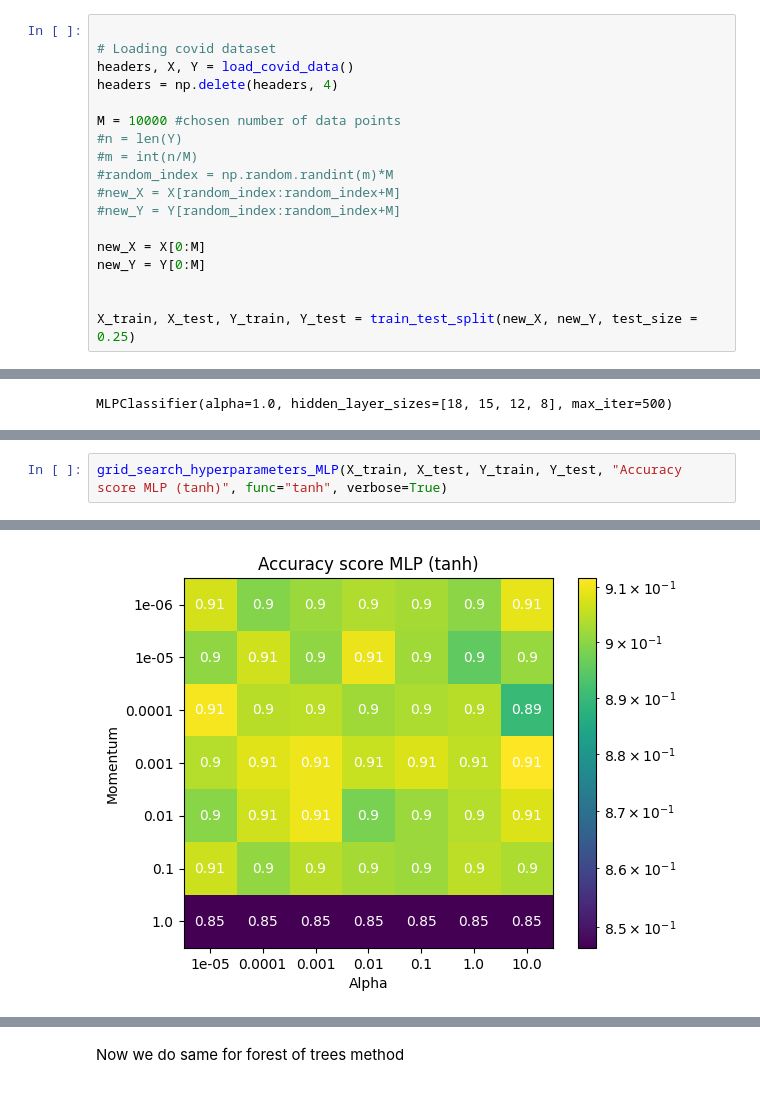
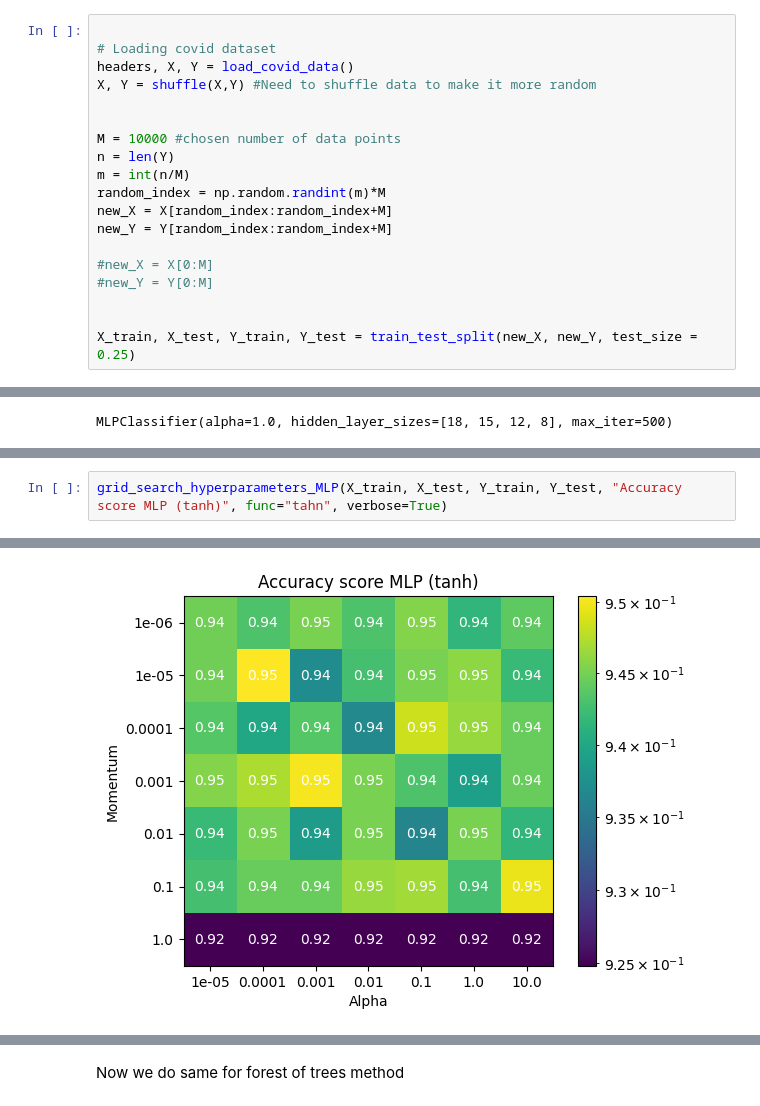
Before and after one commit to mathiasmellemstuen/FYS_STK4155_Prosjekt_3, a Jupyter notebook: src/main.ipynb, the cells around one changed output, grey strips where cells are left out. Drawn from its saved outputs; the diff is of its cells as text.

```diff
--- a/src/main.ipynb
+++ b/src/main.ipynb
@@ -11,17 +12,18 @@ from mean_square_error import MSE
 
 # Loading covid dataset
 headers, X, Y = load_covid_data()
-headers = np.delete(headers, 4)
+X, Y = shuffle(X,Y) #Need to shuffle data to make it more random
+
 
 M = 10000 #chosen number of data points
-#n = len(Y)
-#m = int(n/M)
-#random_index = np.random.randint(m)*M
-#new_X = X[random_index:random_index+M]
-#new_Y = Y[random_index:random_index+M]
+n = len(Y)
+m = int(n/M)
+random_index = np.random.randint(m)*M
+new_X = X[random_index:random_index+M]
+new_Y = Y[random_index:random_index+M]
 
-new_X = X[0:M]
-new_Y = Y[0:M]
+#new_X = X[0:M]
+#new_Y = Y[0:M]
 
 
 X_train, X_test, Y_train, Y_test = train_test_split(new_X, new_Y, test_size = 0.25)
@@ -97,3 +99,3 @@ alpha:10.0, momentum :1.0 gives accuracy 0.8464
 # %%
-grid_search_hyperparameters_MLP(X_train, X_test, Y_train, Y_test, "Accuracy score MLP (tanh)", func="tanh", verbose=True)
+grid_search_hyperparameters_MLP(X_train, X_test, Y_train, Y_test, "Accuracy score MLP (tanh)", func="tahn", verbose=True)
 # %% [output]
@@ -117,2 +119,2 @@ alpha:10.0, momentum :1.0 gives accuracy 0.8464
-[figure, old version]
+[figure, new version]
 # %%
```
Also changed, not shown: parts of 36 cells of this notebook, 16 other files.
